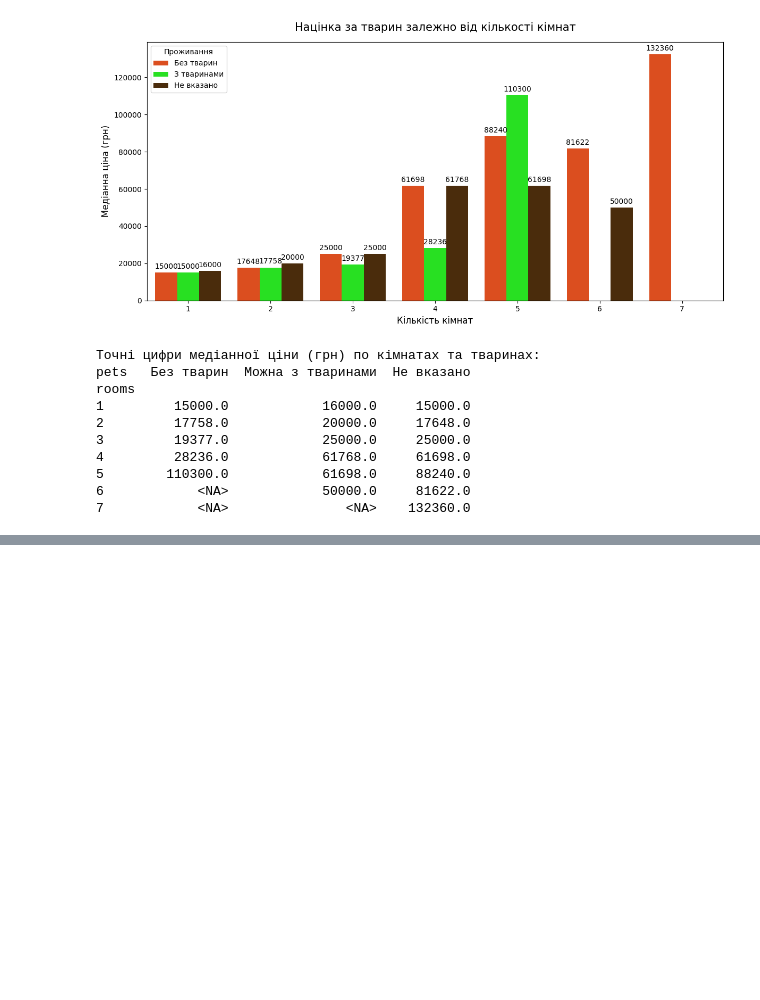
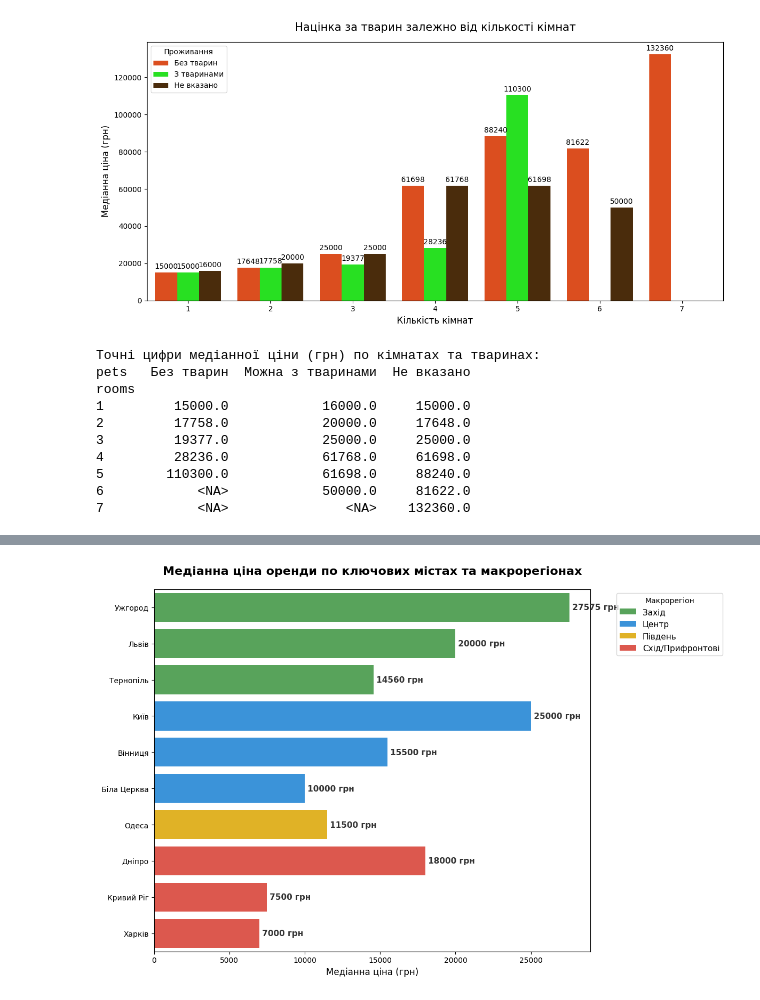
Before and after one commit to kon7drat-illia/Residential-Rental-Market-Analysis, a Jupyter notebook: notebook.ipynb, the cells around one changed output, grey strips where cells are left out. Drawn from its saved outputs; the diff is of its cells as text; code cells hidden in the pictures; blank space fills up the shorter version.

```diff
--- a/notebook.ipynb
+++ b/notebook.ipynb
@@ -1176,0 +1218,84 @@ rooms
+# %%
+# 1. Створюємо словник груп міст
+city_groups = {
+    'Львів': 'Захід',
+    'Ужгород': 'Захід',
+    'Тернопіль': 'Захід',
+
+    'Київ': 'Центр',
+    'Вінниця': 'Центр',
+    'Біла Церква': 'Центр',
+
+    'Одеса': 'Південь',
+
+    'Харків': 'Схід/Прифронтові',
+    'Дніпро': 'Схід/Прифронтові',
+    'Кривий Ріг': 'Схід/Прифронтові'
+}
+
+# 2. Фільтруємо датасет: залишаємо тільки ті міста, які є в нашому словнику
+df_regions = cl_df[cl_df['city_name'].isin(city_groups.keys())].copy()
+
+# Додаємо нову колонку 'macro_region' на основі нашого словника
+df_regions['macro_region'] = df_regions['city_name'].map(city_groups)
+
+# 3. Визначаємо правильний порядок для графіка
+# Рахуємо медіани, щоб відсортувати міста всередині регіонів
+median_prices = df_regions.groupby(['macro_region', 'city_name'])['price_UAH'].median().reset_index()
+
+# Задаємо жорсткий порядок регіонів (від безпечного Заходу до прифронтового Сходу)
+region_order = ['Захід', 'Центр', 'Південь', 'Схід/Прифронтові']
+median_prices['macro_region'] = pd.Categorical(median_prices['macro_region'], categories=region_order, ordered=True)
+
+# Сортуємо: спочатку за регіоном, потім за ціною за спаданням
+sorted_cities = median_prices.sort_values(['macro_region', 'price_UAH'], ascending=[True, False])['city_name'].tolist()
+
+
+# 4. Будуємо графік
+plt.figure(figsize=(12, 8))
+
+# Використовуємо кастомну палітру для регіонів, щоб вони чітко відрізнялися
+region_colors = {
+    'Захід': '#4CAF50',              # Зелений
+    'Центр': '#2196F3',              # Синій
+    'Південь': '#FFC107',            # Жовтий
+    'Схід/Прифронтові': '#F44336'    # Червоний
+}
+
+ax = sns.barplot(
+    data=df_regions,
+    y='city_name',
+    x='price_UAH',
+    hue='macro_region',
+    estimator=np.median,
+    errorbar=None,
+    order=sorted_cities,            # Наш відсортований список міст
+    hue_order=region_order,         # Порядок регіонів у легенді
+    dodge=False,                    # Щоб стовпчики були товстими і не роз'їжджалися
+    palette=region_colors
+)
+
+# Косметика
+plt.title('Медіанна ціна оренди по ключових містах та макрорегіонах', fontsize=16, pad=20, fontweight='bold')
+plt.xlabel('Медіанна ціна (грн)', fontsize=12)
+plt.ylabel('', fontsize=12) # Прибираємо слово "city_name", і так зрозуміло
+
+# Легенда
+plt.legend(title='Макрорегіон', bbox_to_anchor=(1.05, 1), loc='upper left', fontsize=11)
+
+# Додаємо цифри на стовпчики (з перевіркою, щоб не підписувати порожні місця)
+for p in ax.patches:
+    width = p.get_width()
+    if width > 0: # Якщо стовпчик існує
+        ax.annotate(f" {int(width)} грн",
+                    (width, p.get_y() + p.get_height() / 2.),
+                    ha='left', va='center', fontsize=11, fontweight='bold', color='#333333')
+
+plt.tight_layout()
+plt.show()
+
+# Текстовий вивід для перевірки
+print("\nЗведена таблиця медіанних цін по містах:")
+print(median_prices.sort_values(['macro_region', 'price_UAH'], ascending=[True, False]).to_string(index=False))
+# %% [output]
+[figure, added]
```
Also changed, not shown: parts of 42 cells of this notebook, 1 other file.
